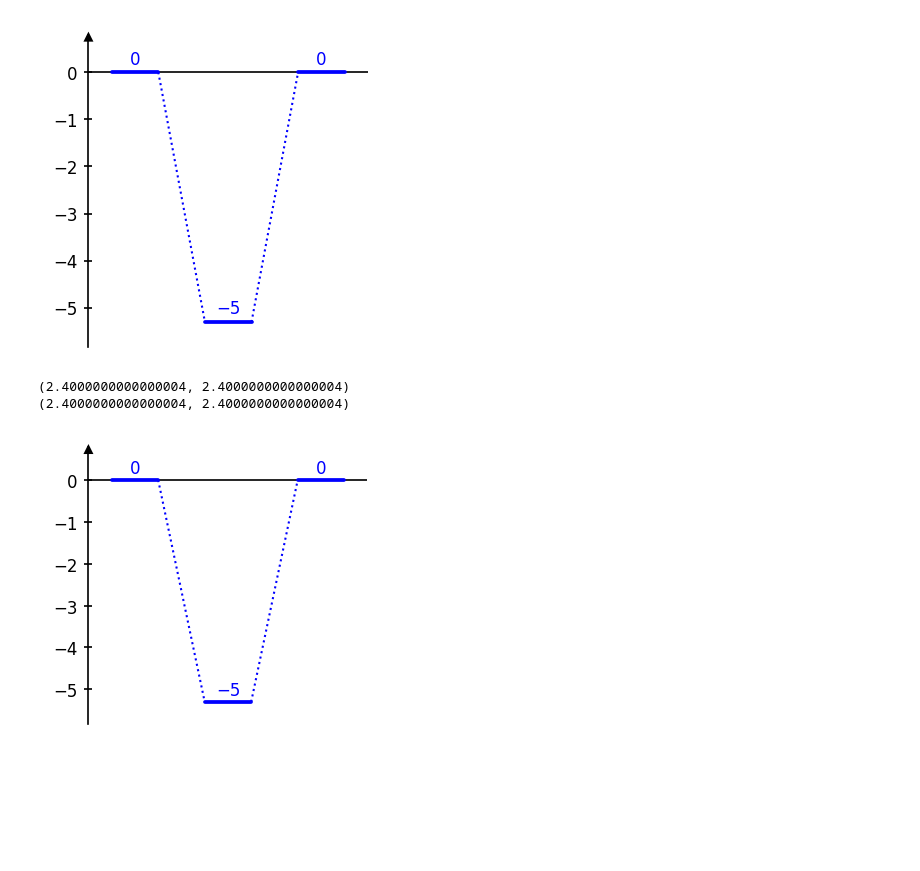
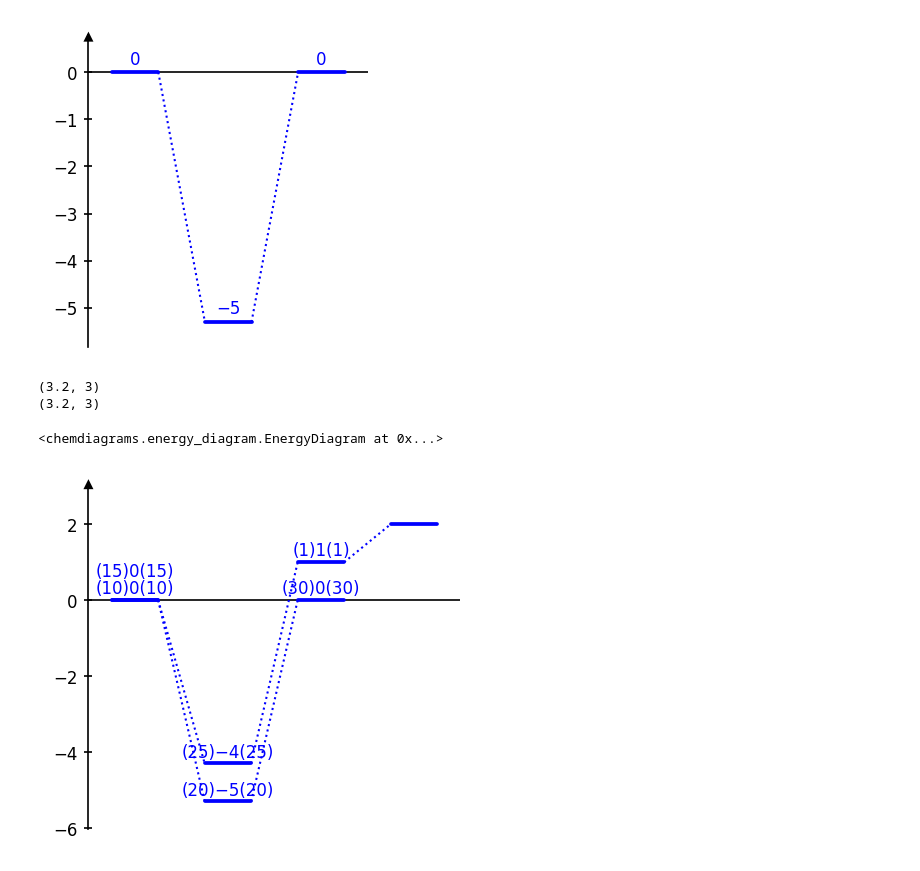
Before and after one commit to Tonner-Zech-Group/chem-diagrams, a Jupyter notebook: examples/test_use.ipynb, the cells around one changed output. Cells and saved outputs as stored; diff of their text form; code cells hidden in the pictures; blank space fills up the shorter version.

Commit message:
Add append_to_energy_labels method

```diff
--- a/examples/test_use.ipynb
+++ b/examples/test_use.ipynb
@@ -490,19 +490,48 @@ None
 (2.4000000000000004, 2.4000000000000004)
 [figure]
 # %%
+from chemdiagrams import EnergyDiagram
+
 dia = EnergyDiagram()
 dia.draw_path(
     x_data=[0,1,2],
     y_data=[0,-5.3,0],
     color='blue',
     linetypes=1, # 1 = dashes, 0 = dashes with gap
     path_name="Reaction 1",
 )
-dia.add_numbers_auto()
+
+dia.draw_path(
+    x_data=[0,1,2,3],
+    y_data=[0,-4.3,1,2],
+    color='blue',
+    linetypes=1, # 1 = dashes, 0 = dashes with gap
+    path_name="Reaction 2",
+)
+
+dia.add_numbers_auto(x_min_max=(0,2))
 print(dia.figsize)
 #print(dia.fig.tight_layout())
 print(dia.figsize)
+
+dia.append_to_energy_labels(
+    numbers_to_append={
+        "Reaction 1": [10, 20, 30],
+        "Reaction 2": [15, 25, 1]
+    },
+    brackets=("(", ")"),
+    infront=True
+)
+dia.append_to_energy_labels(
+    numbers_to_append={
+        "Reaction 1": [10, 20, 30],
+        "Reaction 2": [15, 25, 1]
+    },
+    brackets=("(", ")"),
+    infront=False
+)
 # %% [output]
-(2.4000000000000004, 2.4000000000000004)
-(2.4000000000000004, 2.4000000000000004)
+(3.2, 3)
+(3.2, 3)
+<chemdiagrams.energy_diagram.EnergyDiagram at 0x...>
-[figure, old version]
+[figure, new version]
```
Also changed, not shown: 13 other files.
